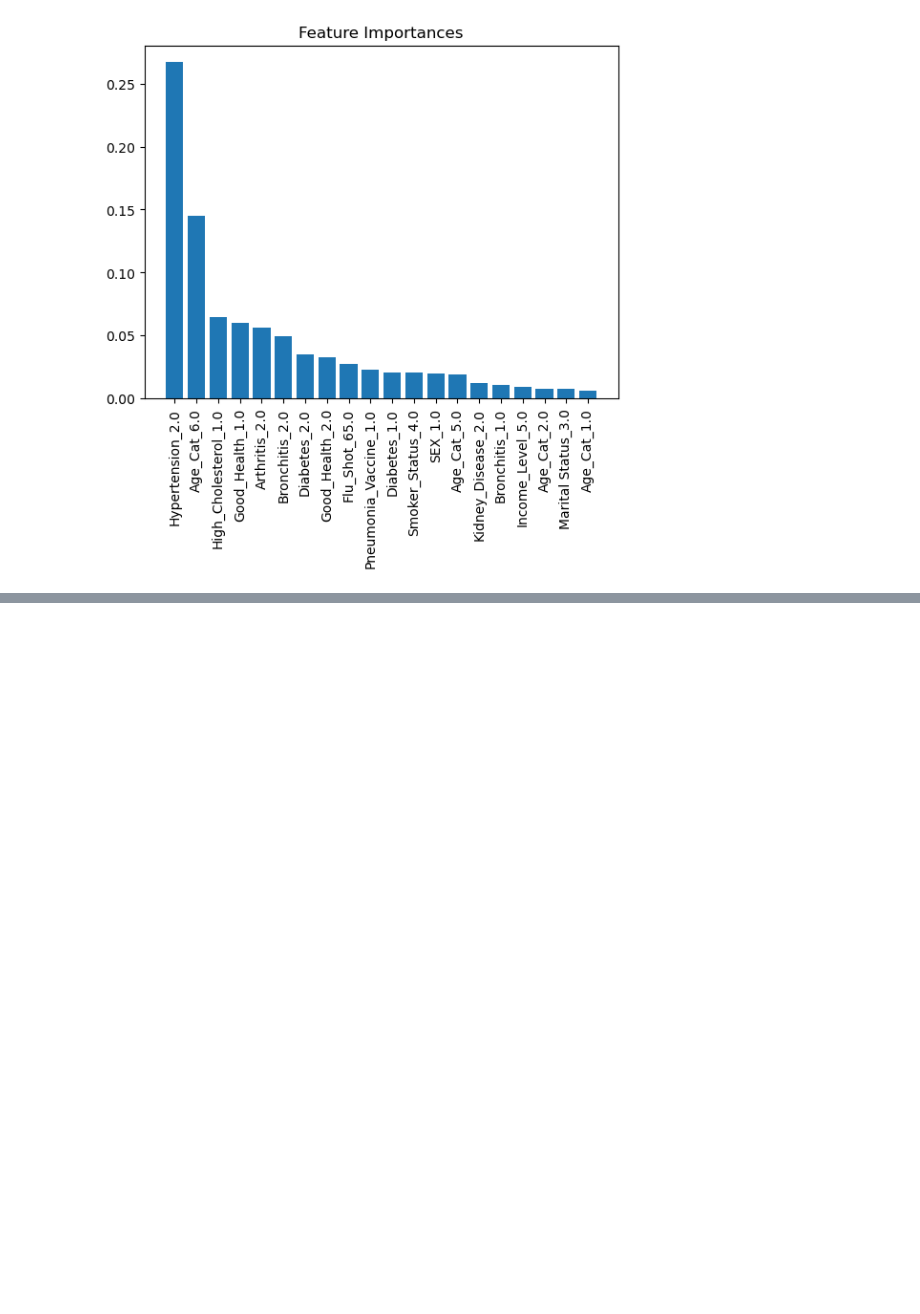
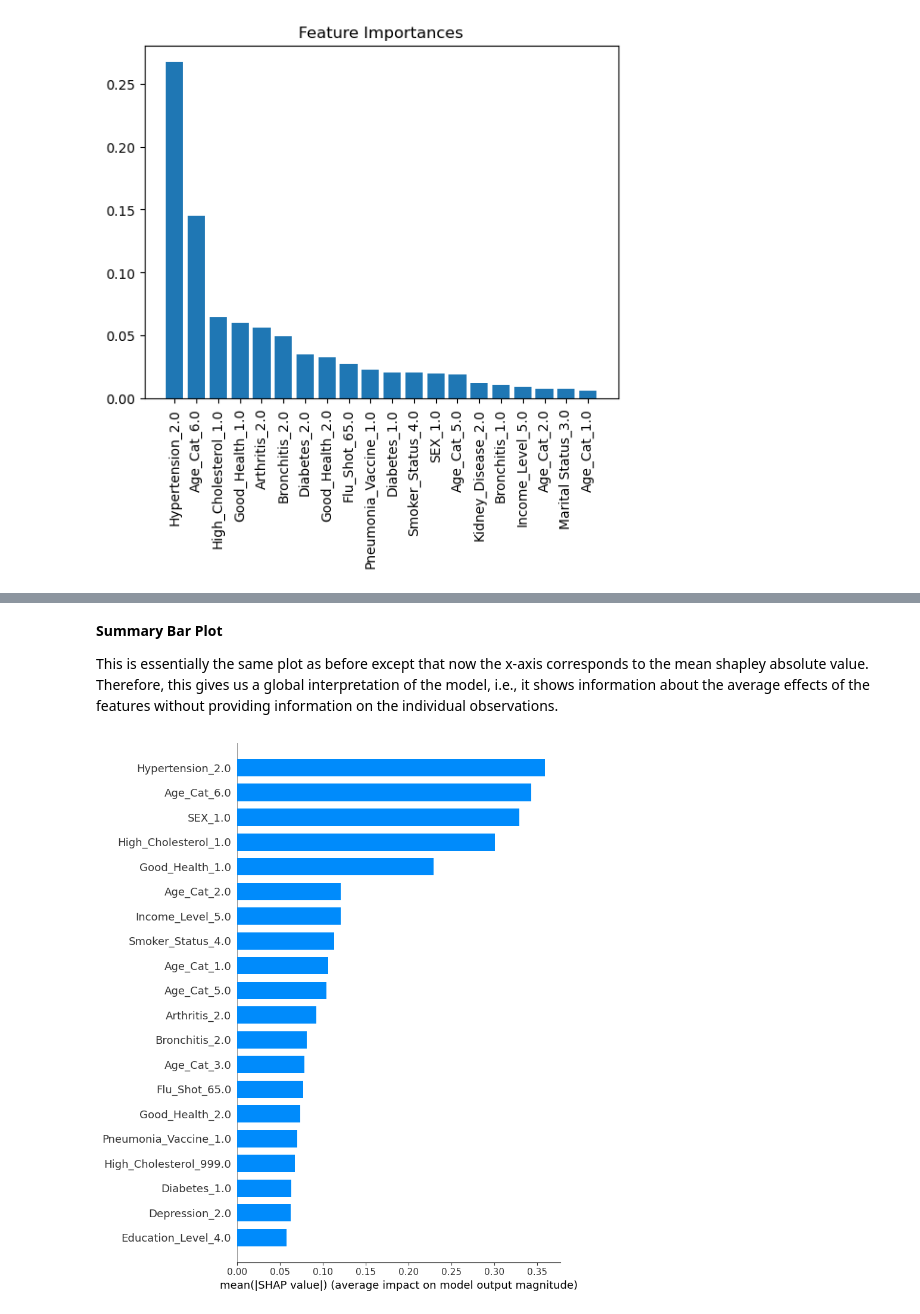
Before and after one commit to Hiram32/Springboard, a Jupyter notebook: Capstone_Project_2/Code/Modeling.ipynb, the cells around one changed output, grey strips where cells are left out. Drawn from its saved outputs; the diff is of its cells as text; code cells hidden in the pictures; blank space fills up the shorter version.

```diff
--- a/Capstone_Project_2/Code/Modeling.ipynb
+++ b/Capstone_Project_2/Code/Modeling.ipynb
@@ -870,0 +961,8 @@ plot_feature_importances(best_model.named_steps['XGBoost'].feature_importances_,
+# %% [markdown]
+**Summary Bar Plot**
+
+This is essentially the same plot as before except that now the x-axis corresponds to the mean shapley absolute value. Therefore, this gives us a global interpretation of the model, i.e., it shows information about the average effects of the features without providing information on the individual observations.
+# %%
+shap.summary_plot(shap_values, data, plot_type='bar')
+# %% [output]
+[figure, added]
```
Also changed, not shown: parts of 29 cells of this notebook.
